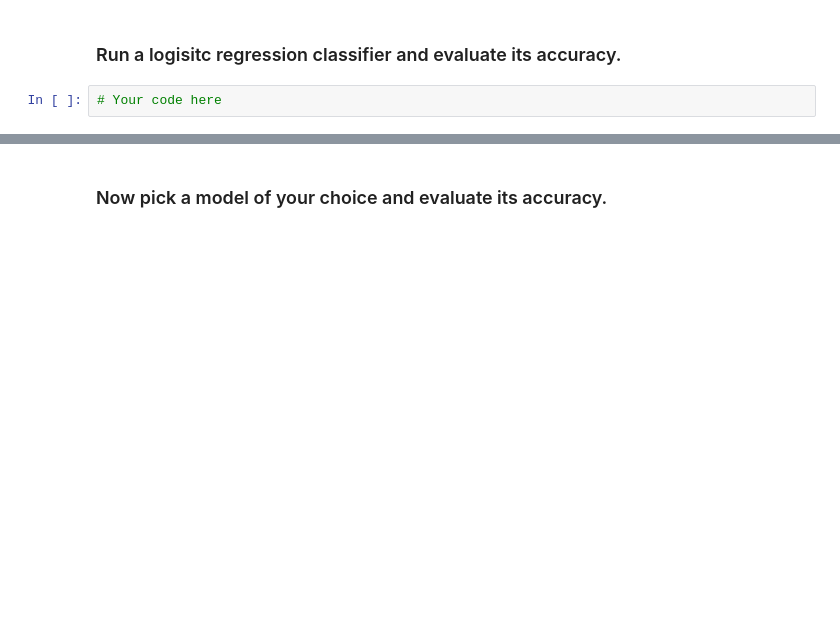
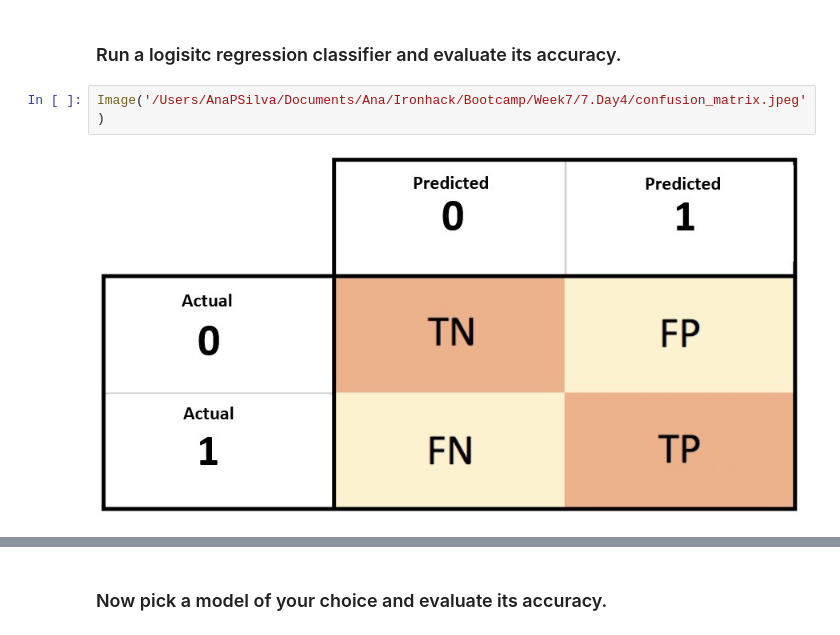
Before and after one commit to ta-data-lis/lab-imbalance, a Jupyter notebook: your-code/lab_imbalance.ipynb, the cells around one changed output, grey strips where cells are left out. Saved outputs shown, nothing was run; the diff lists cells and outputs as text; blank space fills up the shorter version.

```diff
--- a/your-code/lab_imbalance.ipynb
+++ b/your-code/lab_imbalance.ipynb
@@ -22,4 +96,6 @@ Like we disussed in class, when we have noisy data, if we are not careful, we ca
 # %% [markdown]
 ### Run a logisitc regression classifier and evaluate its accuracy.
-# %%
-# Your code here
+# %%
+Image('/Users/AnaPSilva/Documents/Ana/Ironhack/Bootcamp/Week7/7.Day4/confusion_matrix.jpeg')
+# %% [output]
+[figure, added]
```
Also changed, not shown: parts of 11 cells of this notebook.
